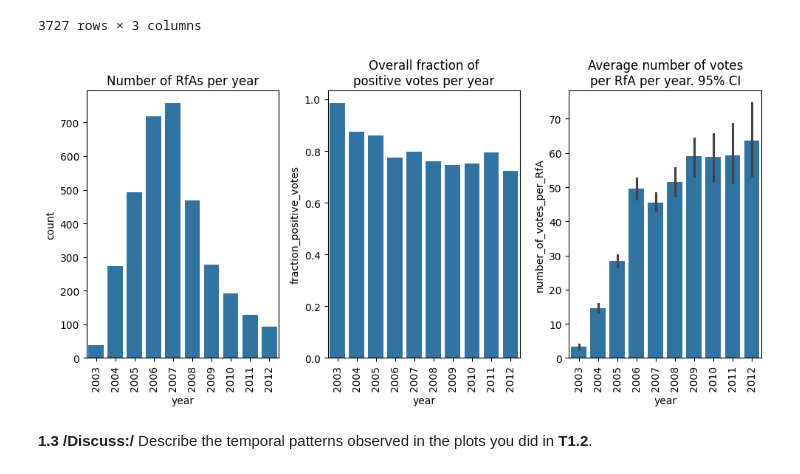
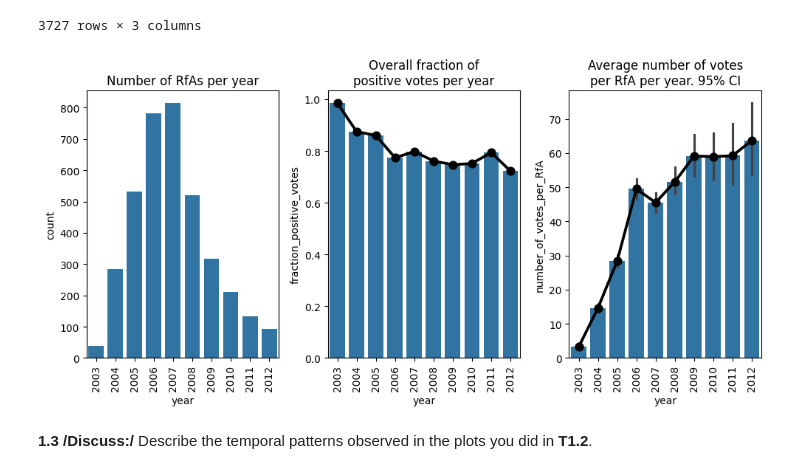
Before and after one commit to wesleymth/epfl-cs-401-ada-2024, a Jupyter notebook: Exam/2022/exam.ipynb, the cells around one changed output. Cells and saved outputs as stored; diff of their text form; code cells hidden in the pictures.

```diff
--- a/Exam/2022/exam.ipynb
+++ b/Exam/2022/exam.ipynb
@@ -167,38 +167,54 @@ import seaborn as sns
 fig, (ax1, ax2, ax3) = plt.subplots(ncols=3, figsize=(10, 5))
 
 sns.countplot(
-    df.drop_duplicates("TGT"),
+    df.drop_duplicates(["TGT", "YEA"]),
     x="YEA",
     ax=ax1,
 )
 
 sns.barplot(
     fraction_positive_votes_per_year,
     x="YEA",
     y="fraction_positive_votes",
     ax=ax2,
 )
+sns.pointplot(
+    fraction_positive_votes_per_year,
+    x="YEA",
+    y="fraction_positive_votes",
+    ax=ax2,
+    color="black",
+)
+
 
 sns.barplot(
     number_of_votes_per_RfA_per_year,
     x="YEA",
-    y="number_of_votes_per_RfA"
-
+    y="number_of_votes_per_RfA",
+    ax=ax3,
+)
+sns.pointplot(
+    number_of_votes_per_RfA_per_year,
+    x="YEA",
+    y="number_of_votes_per_RfA",
+    ax=ax3,
+    errorbar=None,
+    color="black",
 )
 
 
 ax1.set_title("Number of RfAs per year")
 ax2.set_title("Overall fraction of\npositive votes per year")
 ax3.set_title("Average number of votes\nper RfA per year. 95% CI")
 
 for ax in [ax1, ax2, ax3]:
     ax.set_xticklabels(ax.get_xticklabels(), rotation=90)
     ax.set_xlabel("year")
 
 plt.tight_layout()
 plt.show()
 # %% [output]
-[figure, old version]
+[figure, new version]
 # %% [markdown]
 **1.3**
 **/Discuss:/** Describe the temporal patterns observed in the plots you did in **T1.2**.
```
Also changed, not shown: 5 other files.
